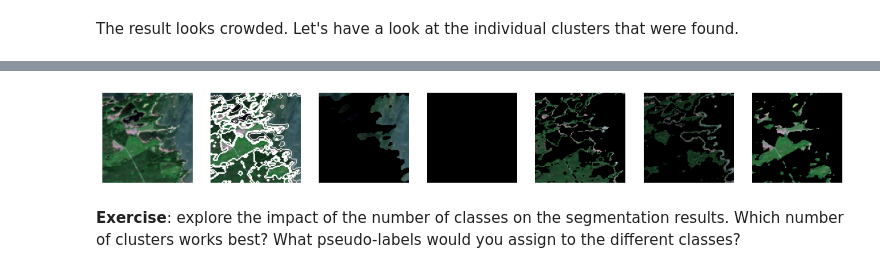
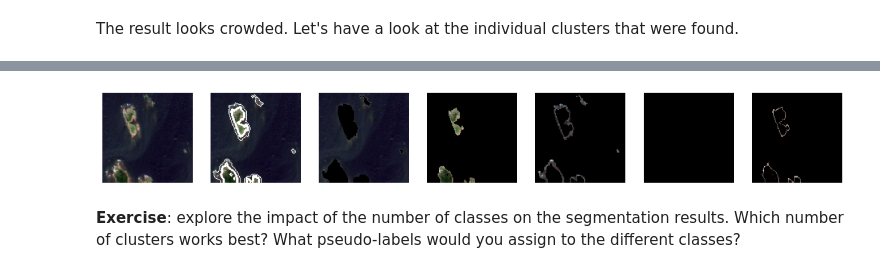
Before and after one commit to Cephas2374/Trading_bot, a Jupyter notebook: segmentation/sentinel-2/sentinel-2.ipynb, the cells around one changed output, grey strips where cells are left out. Drawn from its saved outputs; the diff is of its cells as text; code cells hidden in the pictures.

```diff
--- a/segmentation/sentinel-2/sentinel-2.ipynb
+++ b/segmentation/sentinel-2/sentinel-2.ipynb
@@ -231,7 +278,7 @@ Clipping input data to the valid range for imshow with RGB data ([0..1] for floa
 The result looks crowded. Let's have a look at the individual clusters that were found.
 # %%
 k = 5  # number of clusters
-i = 0   # image id
+i = 4   # image id
 
 # extract RGB data for plotting
 img = np.dstack([data[i][3], data[i][2], data[i][1]])
@@ -267,4 +314,4 @@ Clipping input data to the valid range for imshow with RGB data ([0..1] for floa
-[figure, old version]
+[figure, new version]
 # %% [markdown]
 **Exercise**: explore the impact of the number of classes on the segmentation results. Which number of clusters works best? What pseudo-labels would you assign to the different classes?
 # %% [markdown]
```
Also changed, not shown: parts of 14 cells of this notebook.
